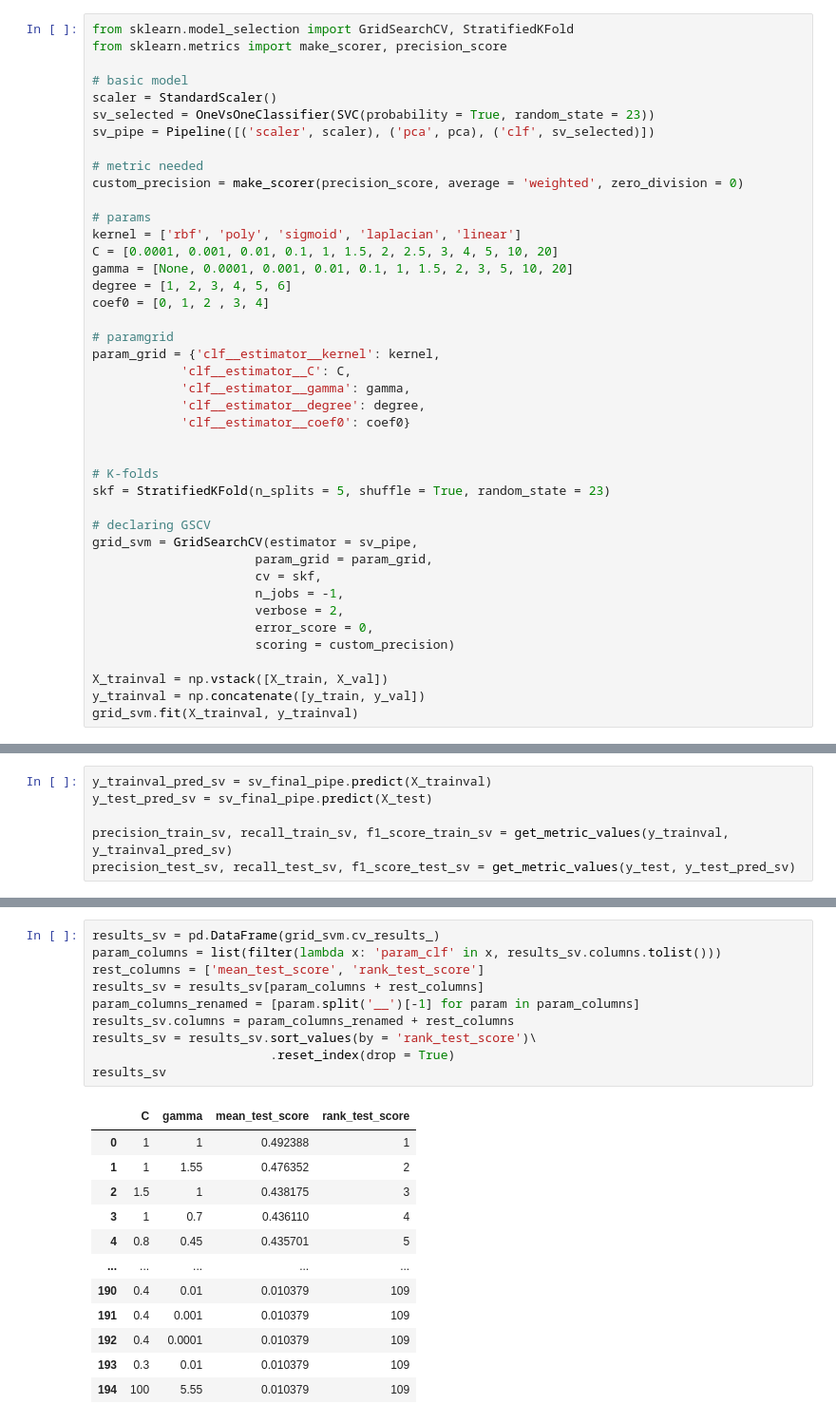
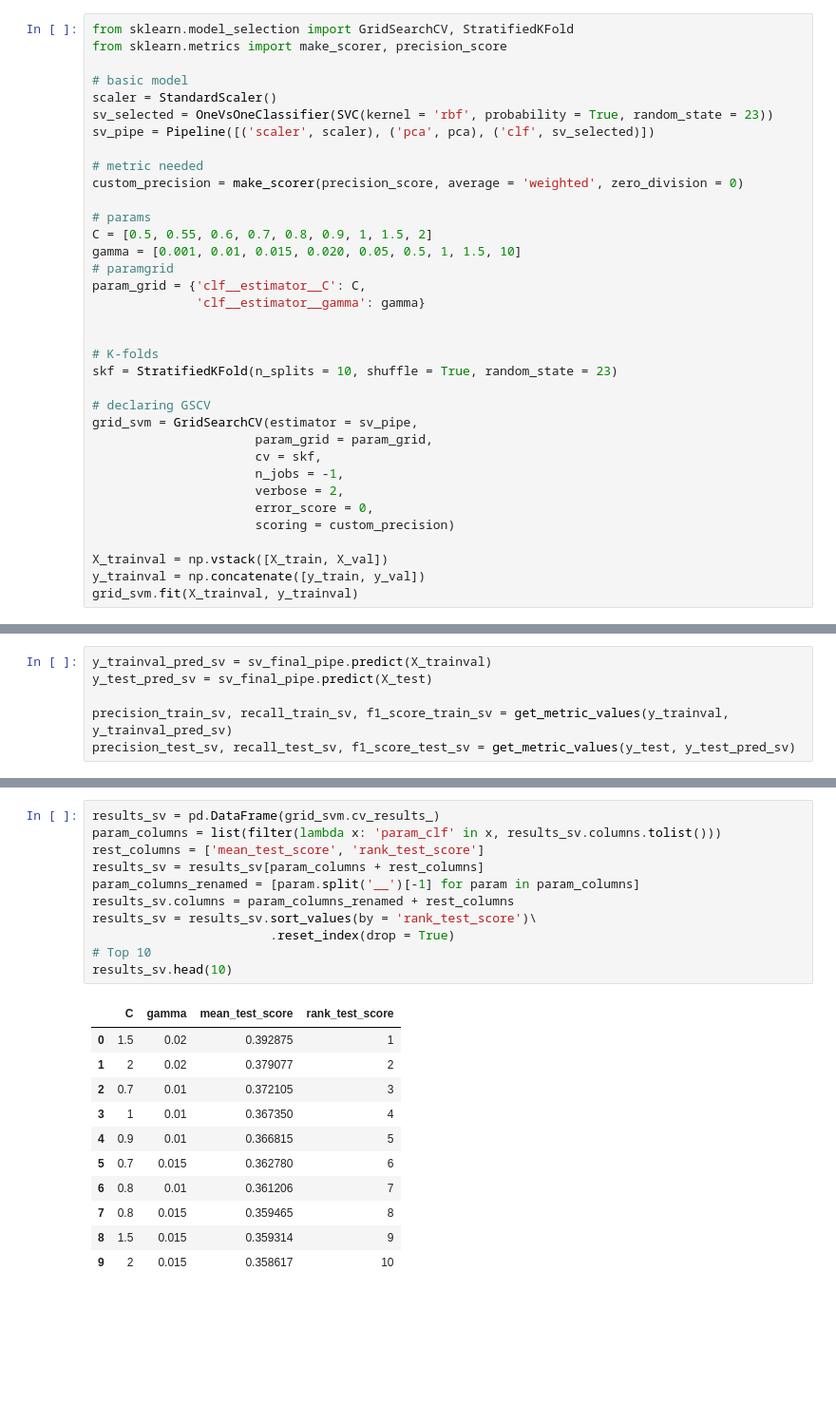
Before and after one commit to Brunoware/butterfly_images_classification, a Jupyter notebook: proyecto_1_clasificacion_prod_Bruno2.ipynb, the cells around one changed output, grey strips where cells are left out. Shown at 95% size. Saved outputs shown, nothing was run; the diff lists cells and outputs as text; blank space fills up the shorter version.

```diff
--- a/proyecto_1_clasificacion_prod_Bruno2.ipynb
+++ b/proyecto_1_clasificacion_prod_Bruno2.ipynb
@@ -381,29 +322,22 @@ from sklearn.metrics import make_scorer, precision_score
 
 # basic model
 scaler = StandardScaler()
-sv_selected = OneVsOneClassifier(SVC(probability = True, random_state = 23))
+sv_selected = OneVsOneClassifier(SVC(kernel = 'rbf', probability = True, random_state = 23))
 sv_pipe = Pipeline([('scaler', scaler), ('pca', pca), ('clf', sv_selected)])
 
 # metric needed
 custom_precision = make_scorer(precision_score, average = 'weighted', zero_division = 0)
 
 # params
-kernel = ['rbf', 'poly', 'sigmoid', 'laplacian', 'linear']
-C = [0.0001, 0.001, 0.01, 0.1, 1, 1.5, 2, 2.5, 3, 4, 5, 10, 20]
-gamma = [None, 0.0001, 0.001, 0.01, 0.1, 1, 1.5, 2, 3, 5, 10, 20]
-degree = [1, 2, 3, 4, 5, 6]
-coef0 = [0, 1, 2 , 3, 4]
-
+C = [0.5, 0.55, 0.6, 0.7, 0.8, 0.9, 1, 1.5, 2]
+gamma = [0.001, 0.01, 0.015, 0.020, 0.05, 0.5, 1, 1.5, 10]
 # paramgrid
-param_grid = {'clf__estimator__kernel': kernel,
-            'clf__estimator__C': C,
-            'clf__estimator__gamma': gamma,
-            'clf__estimator__degree': degree,
-            'clf__estimator__coef0': coef0}
+param_grid = {'clf__estimator__C': C,
+              'clf__estimator__gamma': gamma}
 
 
 # K-folds
-skf = StratifiedKFold(n_splits = 5, shuffle = True, random_state = 23)
+skf = StratifiedKFold(n_splits = 10, shuffle = True, random_state = 23)
 
 # declaring GSCV
 grid_svm = GridSearchCV(estimator = sv_pipe,
@@ -474,23 +414,23 @@ y_scores_sv
 # %%
 results_sv = pd.DataFrame(grid_svm.cv_results_)
 param_columns = list(filter(lambda x: 'param_clf' in x, results_sv.columns.tolist()))
 rest_columns = ['mean_test_score', 'rank_test_score']
 results_sv = results_sv[param_columns + rest_columns]
 param_columns_renamed = [param.split('__')[-1] for param in param_columns]
 results_sv.columns = param_columns_renamed + rest_columns
 results_sv = results_sv.sort_values(by = 'rank_test_score')\
 						.reset_index(drop = True)
-results_sv
+# Top 10
+results_sv.head(10)
 # %% [output]
 |  | C | gamma | mean_test_score | rank_test_score |
-| 0 | 1 | 1 | 0.492388 | 1 |
-| 1 | 1 | 1.55 | 0.476352 | 2 |
-| 2 | 1.5 | 1 | 0.438175 | 3 |
-| 3 | 1 | 0.7 | 0.436110 | 4 |
-| 4 | 0.8 | 0.45 | 0.435701 | 5 |
-| ... | ... | ... | ... | ... |
-| 190 | 0.4 | 0.01 | 0.010379 | 109 |
-| 191 | 0.4 | 0.001 | 0.010379 | 109 |
-| 192 | 0.4 | 0.0001 | 0.010379 | 109 |
-| 193 | 0.3 | 0.01 | 0.010379 | 109 |
-| 194 | 100 | 5.55 | 0.010379 | 109 |
+| 0 | 1.5 | 0.02 | 0.392875 | 1 |
+| 1 | 2 | 0.02 | 0.379077 | 2 |
+| 2 | 0.7 | 0.01 | 0.372105 | 3 |
+| 3 | 1 | 0.01 | 0.367350 | 4 |
+| 4 | 0.9 | 0.01 | 0.366815 | 5 |
+| 5 | 0.7 | 0.015 | 0.362780 | 6 |
+| 6 | 0.8 | 0.01 | 0.361206 | 7 |
+| 7 | 0.8 | 0.015 | 0.359465 | 8 |
+| 8 | 1.5 | 0.015 | 0.359314 | 9 |
+| 9 | 2 | 0.015 | 0.358617 | 10 |
```
Also changed, not shown: parts of 35 cells of this notebook, 4 other files.
